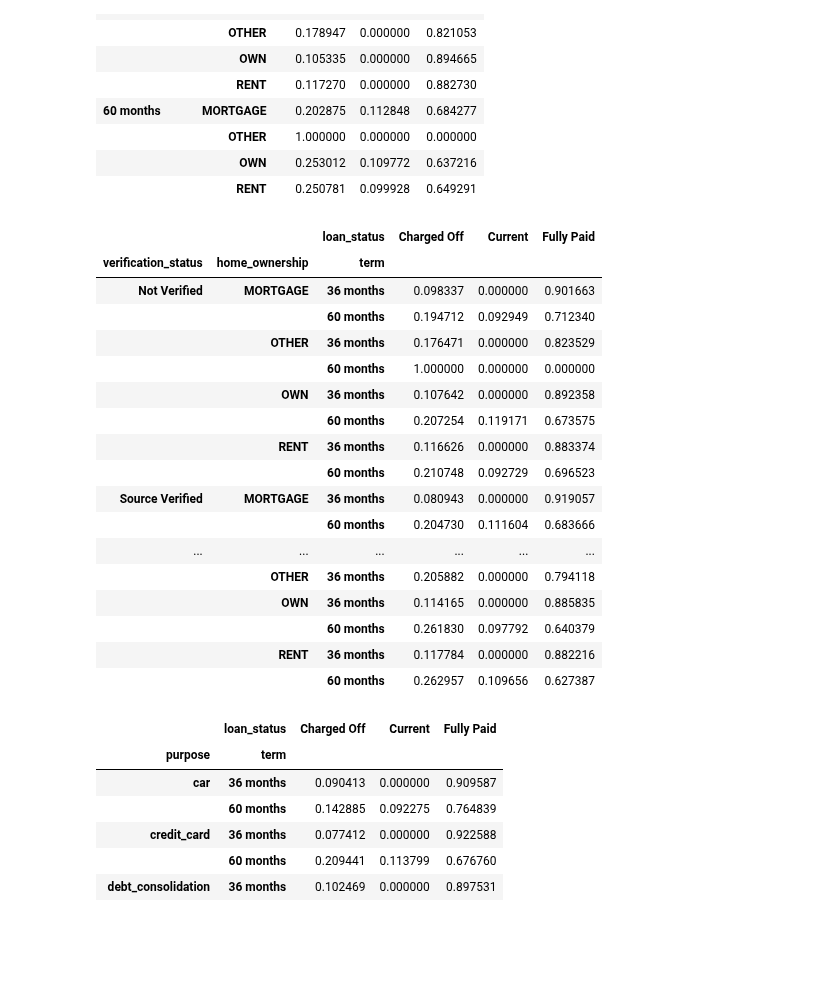
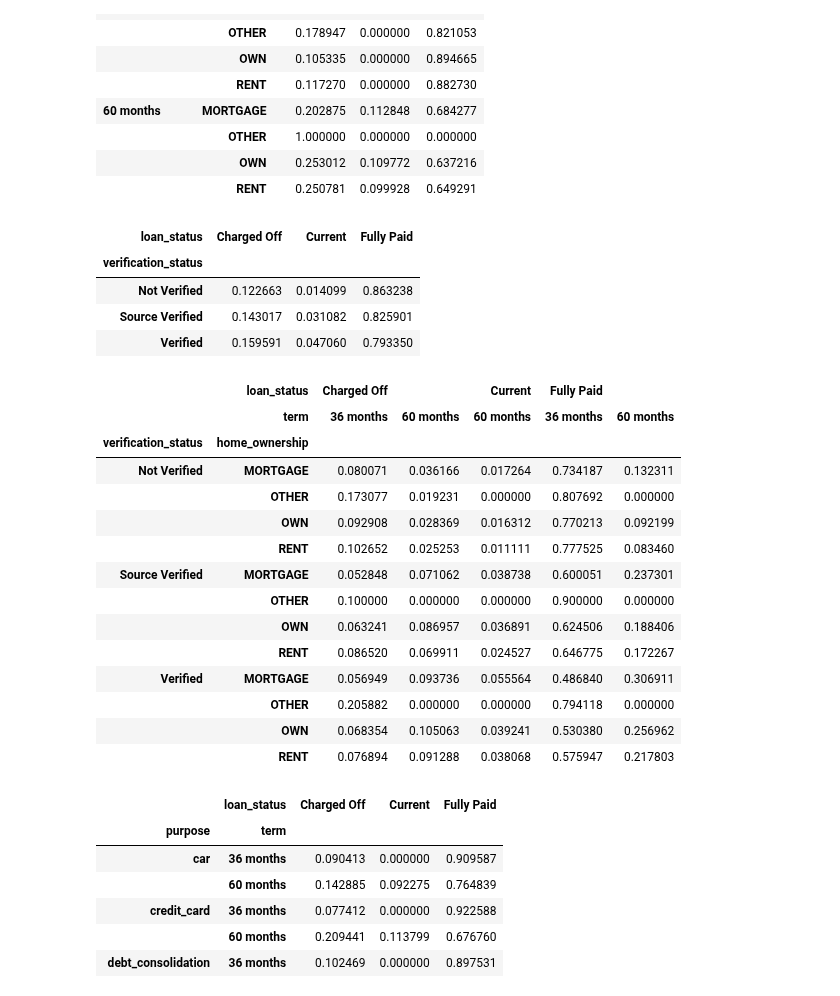
Before and after one commit to karthikmnkrishna/Loan-default-prediction, a Jupyter notebook: Loan_Case_study.ipynb, the cells around one changed output. Drawn from its saved outputs; the diff is of its cells as text; code cells hidden in the pictures; blank space fills up the shorter version.

```diff
--- a/Loan_Case_study.ipynb
+++ b/Loan_Case_study.ipynb
@@ -18,5 +21,6 @@ import datetime
 # %%
-df = pd.read_csv('/content/drive/My Drive/Masters/loan.csv')
+path = '/content/drive/My Drive/Masters/loan.csv'
+df = pd.read_csv(path)
 print(df.shape)
 # %% [output]
 (39717, 111)
@@ -489,27 +494,32 @@ pd.crosstab(index=  [df.term,df.home_ownership],columns = df.loan_status, values
 |  | OTHER | 1.000000 | 0.000000 | 0.000000 |
 |  | OWN | 0.253012 | 0.109772 | 0.637216 |
 |  | RENT | 0.250781 | 0.099928 | 0.649291 |
+# %%
+pd.crosstab(index= [df.verification_status ] ,columns= [df.loan_status] , values= df.loan_amnt ,aggfunc= 'count',normalize= 'index')
+# %% [output]
+| loan_status | Charged Off | Current | Fully Paid |
+| verification_status |  |  |  |
+| Not Verified | 0.122663 | 0.014099 | 0.863238 |
+| Source Verified | 0.143017 | 0.031082 | 0.825901 |
+| Verified | 0.159591 | 0.047060 | 0.793350 |
 # %%
-pd.crosstab(index= [df.verification_status,df.home_ownership,df.term ] ,columns= [df.loan_status] , values= df.loan_amnt ,aggfunc= 'count',normalize= 'index')
+pd.crosstab(index= [df.verification_status,df.home_ownership ] ,columns= [df.loan_status,df.term] , values= df.loan_amnt ,aggfunc= 'count',normalize= 'index')
 # %% [output]
-|  |  | loan_status | Charged Off | Current | Fully Paid |
-| verification_status | home_ownership | term |  |  |  |
-| Not Verified | MORTGAGE | 36 months | 0.098337 | 0.000000 | 0.901663 |
-|  |  | 60 months | 0.194712 | 0.092949 | 0.712340 |
-|  | OTHER | 36 months | 0.176471 | 0.000000 | 0.823529 |
-|  |  | 60 months | 1.000000 | 0.000000 | 0.000000 |
-|  | OWN | 36 months | 0.107642 | 0.000000 | 0.892358 |
-|  |  | 60 months | 0.207254 | 0.119171 | 0.673575 |
-|  | RENT | 36 months | 0.116626 | 0.000000 | 0.883374 |
-|  |  | 60 months | 0.210748 | 0.092729 | 0.696523 |
-| Source Verified | MORTGAGE | 36 months | 0.080943 | 0.000000 | 0.919057 |
-|  |  | 60 months | 0.204730 | 0.111604 | 0.683666 |
-| ... | ... | ... | ... | ... | ... |
-|  | OTHER | 36 months | 0.205882 | 0.000000 | 0.794118 |
-|  | OWN | 36 months | 0.114165 | 0.000000 | 0.885835 |
-|  |  | 60 months | 0.261830 | 0.097792 | 0.640379 |
-|  | RENT | 36 months | 0.117784 | 0.000000 | 0.882216 |
-|  |  | 60 months | 0.262957 | 0.109656 | 0.627387 |
+|  | loan_status | Charged Off |  | Current | Fully Paid |  |
+|  | term | 36 months | 60 months | 60 months | 36 months | 60 months |
+| verification_status | home_ownership |  |  |  |  |  |
+| Not Verified | MORTGAGE | 0.080071 | 0.036166 | 0.017264 | 0.734187 | 0.132311 |
+|  | OTHER | 0.173077 | 0.019231 | 0.000000 | 0.807692 | 0.000000 |
+|  | OWN | 0.092908 | 0.028369 | 0.016312 | 0.770213 | 0.092199 |
+|  | RENT | 0.102652 | 0.025253 | 0.011111 | 0.777525 | 0.083460 |
+| Source Verified | MORTGAGE | 0.052848 | 0.071062 | 0.038738 | 0.600051 | 0.237301 |
+|  | OTHER | 0.100000 | 0.000000 | 0.000000 | 0.900000 | 0.000000 |
+|  | OWN | 0.063241 | 0.086957 | 0.036891 | 0.624506 | 0.188406 |
+|  | RENT | 0.086520 | 0.069911 | 0.024527 | 0.646775 | 0.172267 |
+| Verified | MORTGAGE | 0.056949 | 0.093736 | 0.055564 | 0.486840 | 0.306911 |
+|  | OTHER | 0.205882 | 0.000000 | 0.000000 | 0.794118 | 0.000000 |
+|  | OWN | 0.068354 | 0.105063 | 0.039241 | 0.530380 | 0.256962 |
+|  | RENT | 0.076894 | 0.091288 | 0.038068 | 0.575947 | 0.217803 |
 # %%
 pd.crosstab([df.purpose ,df.term],df.loan_status,values=df.loan_amnt,aggfunc=sum,
            normalize='index')
```
Also changed, not shown: parts of 13 cells of this notebook.
